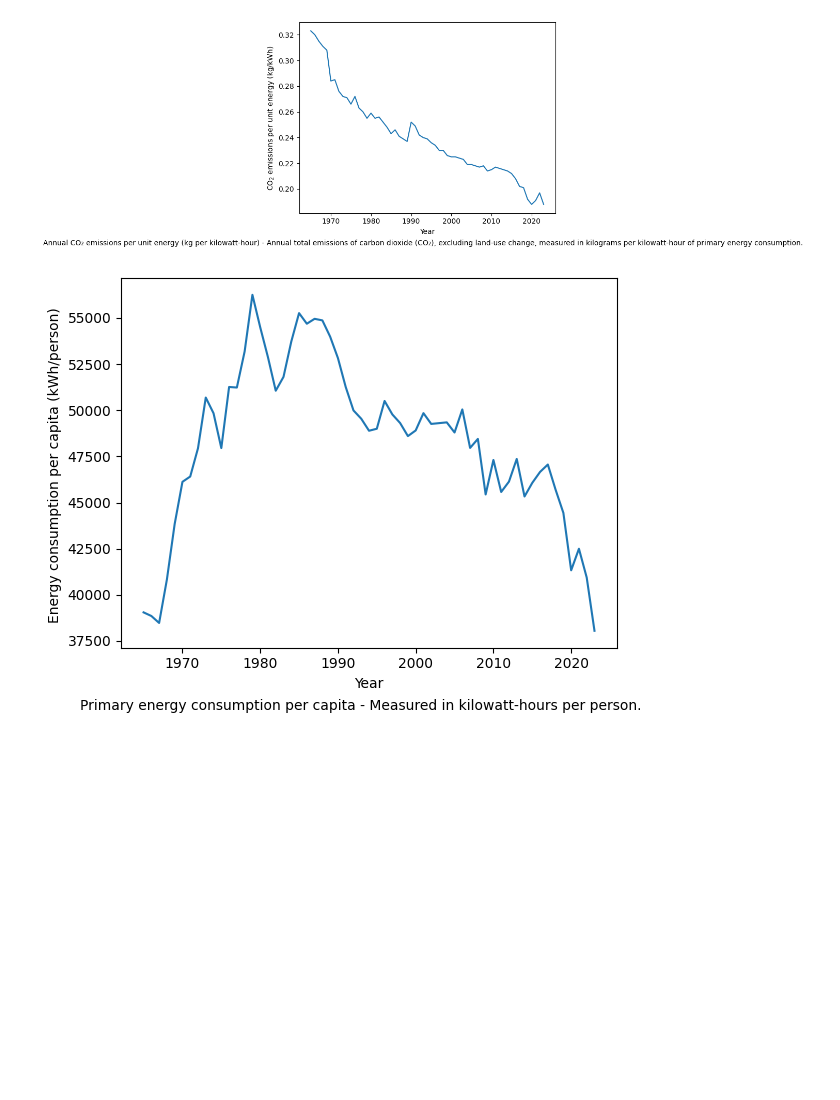
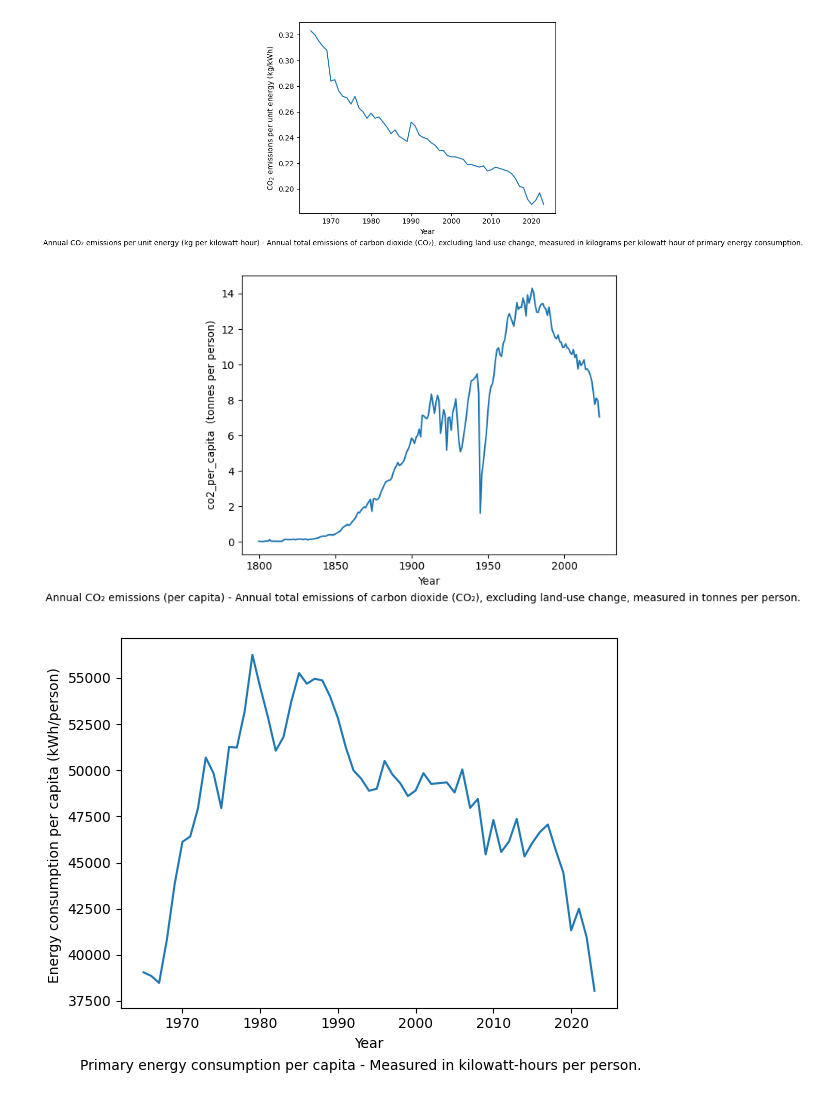
Before and after one commit to schlsimo/co2_case_study, a Jupyter notebook: code/analysis.ipynb, the cells around one changed output. Drawn from its saved outputs; the diff is of its cells as text; code cells hidden in the pictures; blank space fills up the shorter version.

```diff
--- a/code/analysis.ipynb
+++ b/code/analysis.ipynb
@@ -129,6 +130,10 @@ create_line_plot("co2_per_gdp", "CO2 per GDP",descritpion=True)
 create_line_plot("co2_per_unit_energy", "CO$_2$ emissions per unit energy (kg/kWh)", descritpion=True, unit_label=False)
 # %% [output]
 [figure]
+# %%
+create_line_plot("co2_per_capita", "co2_per_capita", descritpion=True)
+# %% [output]
+[figure, added]
 # %%
 create_line_plot("energy_per_capita", "Energy consumption per capita (kWh/person)", descritpion=True, unit_label=False)
 # %% [output]
```
Also changed, not shown: parts of 15 cells of this notebook.
